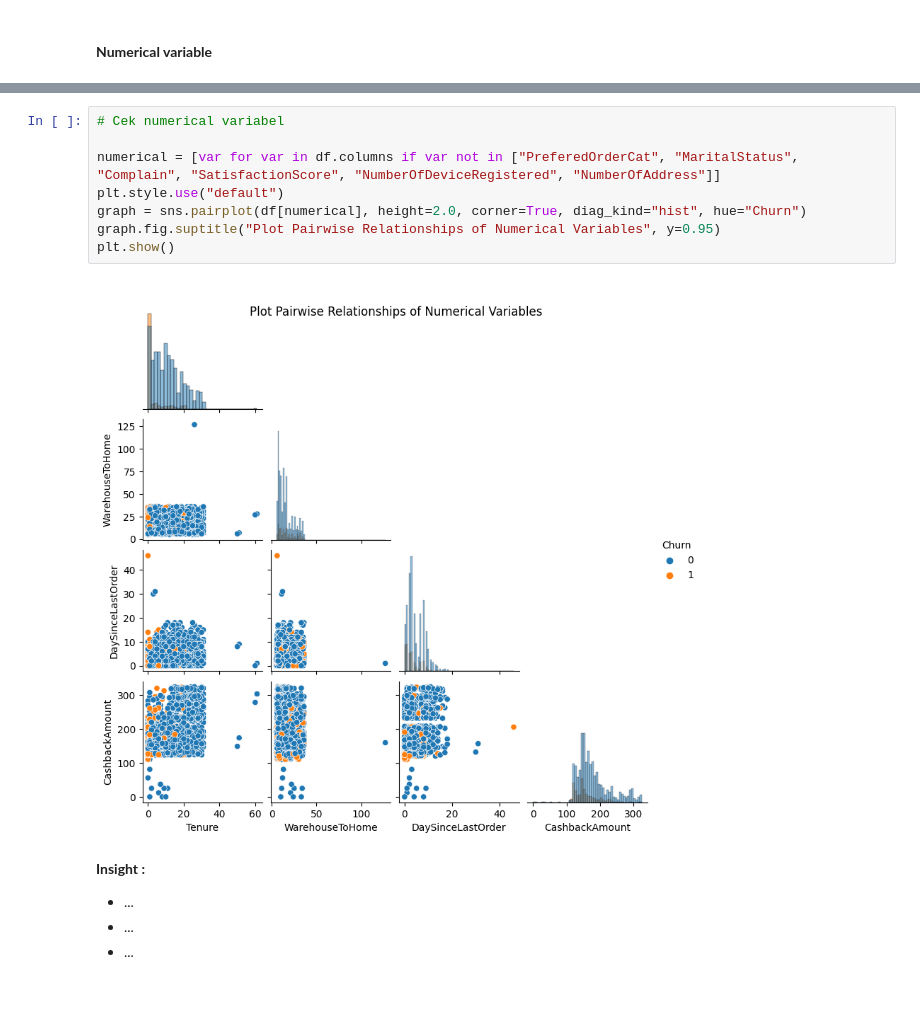
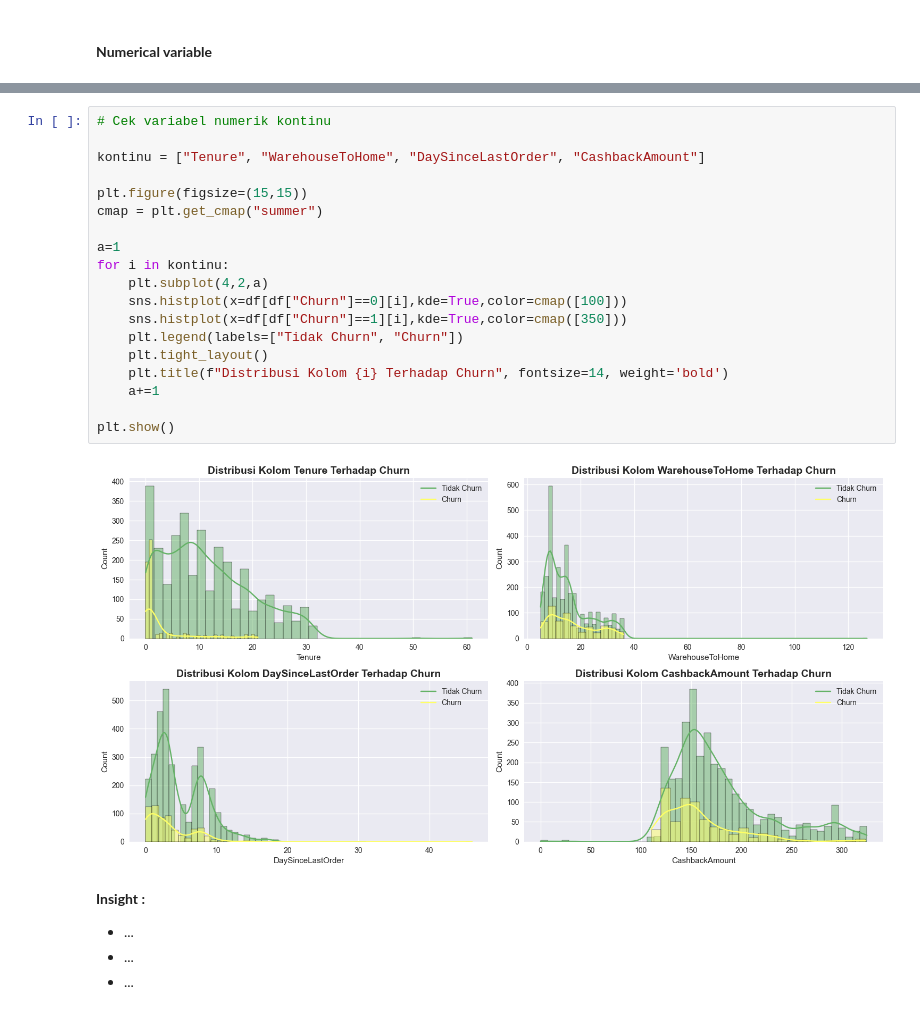
Before and after one commit to fathurizkym/ecommerce_churn_analysis, a Jupyter notebook: notebooks/E-Commerce_Customer_Churn.ipynb, the cells around one changed output, grey strips where cells are left out. Saved outputs shown, nothing was run; the diff lists cells and outputs as text.

```diff
--- a/notebooks/E-Commerce_Customer_Churn.ipynb
+++ b/notebooks/E-Commerce_Customer_Churn.ipynb
@@ -233,13 +218,24 @@ plt.show()
-# %%
-# Cek numerical variabel
-
-numerical = [var for var in df.columns if var not in ["PreferedOrderCat", "MaritalStatus", "Complain", "SatisfactionScore", "NumberOfDeviceRegistered", "NumberOfAddress"]]
-plt.style.use("default")
-graph = sns.pairplot(df[numerical], height=2.0, corner=True, diag_kind="hist", hue="Churn")
-graph.fig.suptitle("Plot Pairwise Relationships of Numerical Variables", y=0.95)
-plt.show()
-# %% [output]
-[figure, removed]
+# %%
+# Cek variabel numerik kontinu
+
+kontinu = ["Tenure", "WarehouseToHome", "DaySinceLastOrder", "CashbackAmount"]
+
+plt.figure(figsize=(15,15))
+cmap = plt.get_cmap("summer")
+
+a=1
+for i in kontinu:
+    plt.subplot(4,2,a)
+    sns.histplot(x=df[df["Churn"]==0][i],kde=True,color=cmap([100]))
+    sns.histplot(x=df[df["Churn"]==1][i],kde=True,color=cmap([350]))
+    plt.legend(labels=["Tidak Churn", "Churn"])
+    plt.tight_layout()
+    plt.title(f"Distribusi Kolom {i} Terhadap Churn", fontsize=14, weight='bold')
+    a+=1
+
+plt.show()
+# %% [output]
+[figure, added]
 # %% [markdown]
 __Insight :__
 * ...
```
Also changed, not shown: parts of 4 cells of this notebook, 2 other files.
